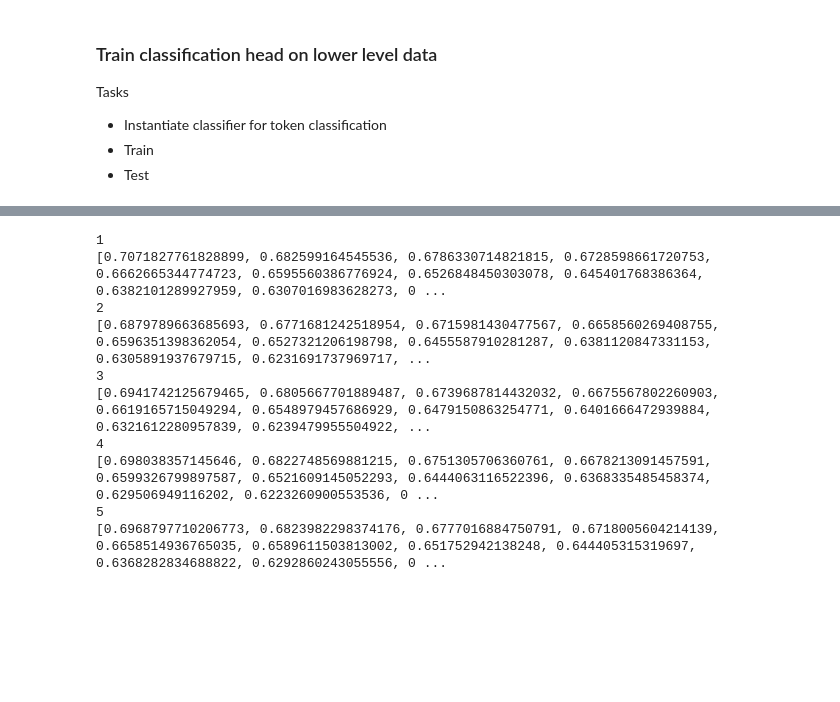
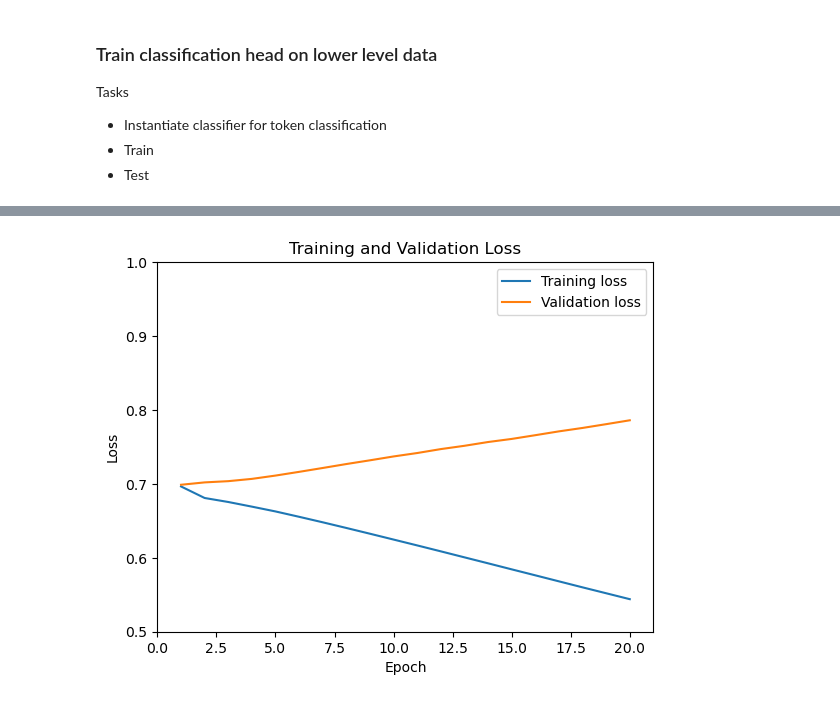
Before and after one commit to harryb257/MScProject, a Jupyter notebook: ESM2 baseline.ipynb, the cells around one changed output, grey strips where cells are left out. Drawn from its saved outputs; the diff is of its cells as text; code cells hidden in the pictures; blank space fills up the shorter version.

Commit message:
plot loss

```diff
--- a/ESM2 baseline.ipynb
+++ b/ESM2 baseline.ipynb
@@ -438,16 +440,23 @@ Validation loss: dict_items([(1, [0.6833917995293936, 0.6906361679236094, 0.6931
 # %%
-# Average training loss per epoch
-for key, value in training_loss_dict.items():
-    trainiprint(key)
-    print(value)
+# Convert dictionaries to numpy arrays
+training_loss_array = np.array(list(training_loss_dict.values()))
+val_loss_array = np.array(list(val_loss_dict.values()))
+
+# Average folds over each epoch
+avg_train_loss_per_fold = np.mean(training_loss_array, axis=0)
+avg_val_loss_per_fold = np.mean(val_loss_array, axis=0)
+
+# Plot mean loss per epoch
+fig = plt.figure()
+ax = fig.add_subplot(1, 1, 1)
+ax.plot(range(1, epochs+1), avg_train_loss_per_fold, label='Training loss')
+ax.plot(range(1, epochs+1), avg_val_loss_per_fold, label='Validation loss')
+ax.set_xlabel('Epoch')
+ax.set_ylabel('Loss')
+ax.set_title('Training and Validation Loss')
+ax.set_xlim(0, epochs+1)
+ax.set_ylim(0.5, 1.0)   # or omit this line and let matplotlib choose
+ax.legend()
+plt.show()
 # %% [output]
-1
-[0.7071827761828899, 0.682599164545536, 0.6786330714821815, 0.6728598661720753, 0.6662665344774723, 0.6595560386776924, 0.6526848450303078, 0.645401768386364, 0.6382101289927959, 0.6307016983628273, 0 ...
-2
-[0.6879789663685693, 0.6771681242518954, 0.6715981430477567, 0.6658560269408755, 0.6596351398362054, 0.6527321206198798, 0.6455587910281287, 0.6381120847331153, 0.6305891937679715, 0.6231691737969717, ...
-3
-[0.6941742125679465, 0.6805667701889487, 0.6739687814432032, 0.6675567802260903, 0.6619165715049294, 0.6548979457686929, 0.6479150863254771, 0.6401666472939884, 0.6321612280957839, 0.6239479955504922, ...
-4
-[0.698038357145646, 0.6822748569881215, 0.6751305706360761, 0.6678213091457591, 0.6599326799897587, 0.6521609145052293, 0.6444063116522396, 0.6368335485458374, 0.629506949116202, 0.6223260900553536, 0 ...
-5
-[0.6968797710206773, 0.6823982298374176, 0.6777016884750791, 0.6718005604214139, 0.6658514936765035, 0.6589611503813002, 0.651752942138248, 0.644405315319697, 0.6368282834688822, 0.6292860243055556, 0 ...
+[figure, added]
```
Also changed, not shown: parts of 2 cells of this notebook.
